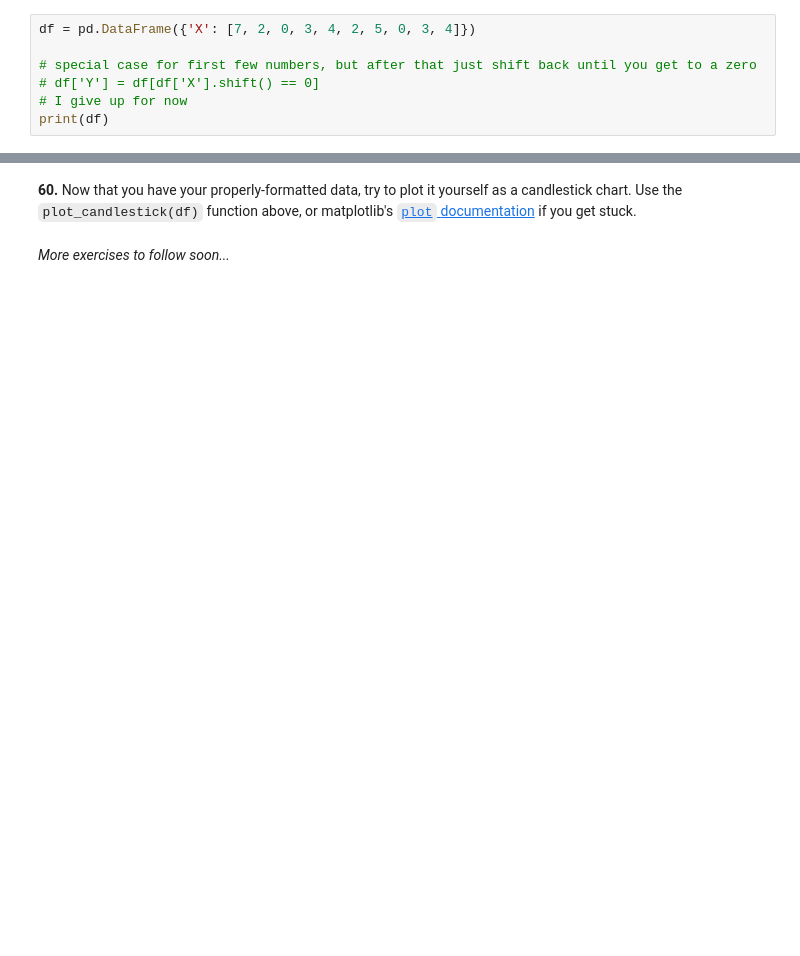
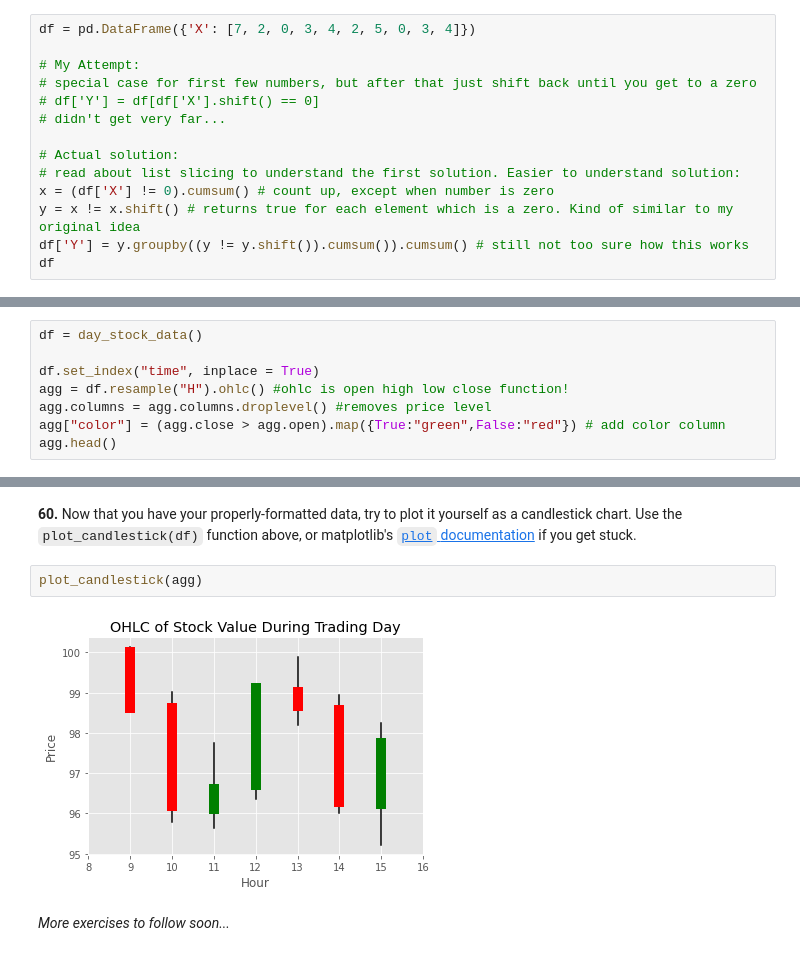
Before and after one commit to jessicah3334/100-pandas-puzzles, a Jupyter notebook: 100-pandas-puzzles.ipynb, the cells around one changed output, grey strips where cells are left out. Cells and saved outputs as stored; diff of their text form; blank space fills up the shorter version.

````diff
--- a/100-pandas-puzzles.ipynb
+++ b/100-pandas-puzzles.ipynb
@@ -530,8 +513,15 @@ Make this a new column 'Y'.
 # %%
 df = pd.DataFrame({'X': [7, 2, 0, 3, 4, 2, 5, 0, 3, 4]})
 
+# My Attempt:
 # special case for first few numbers, but after that just shift back until you get to a zero
 # df['Y'] = df[df['X'].shift() == 0]
-# I give up for now
-print(df)
+# didn't get very far...
+
+# Actual solution:
+# read about list slicing to understand the first solution. Easier to understand solution:
+x = (df['X'] != 0).cumsum() # count up, except when number is zero
+y = x != x.shift() # returns true for each element which is a zero. Kind of similar to my original idea
+df['Y'] = y.groupby((y != y.shift()).cumsum()).cumsum() # still not too sure how this works
+df
 # %% [output]
@@ -1098,3 +1181,11 @@ def plot_candlestick(agg):
     plt.show()
 # %% [markdown]
 **59.** Generate a day's worth of random stock data, and aggregate / reformat it so that it has hourly summaries of the opening, highest, lowest, and closing prices
+# %%
+df = day_stock_data()
+
+df.set_index("time", inplace = True)
+agg = df.resample("H").ohlc() #ohlc is open high low close function!
+agg.columns = agg.columns.droplevel() #removes price level
+agg["color"] = (agg.close > agg.open).map({True:"green",False:"red"}) # add color column
+agg.head()
@@ -1101,4 +1200,8 @@ def plot_candlestick(agg):
 # %% [markdown]
 **60.** Now that you have your properly-formatted data, try to plot it yourself as a candlestick chart.  Use the ```plot_candlestick(df)``` function above, or matplotlib's [```plot``` documentation](https://matplotlib.org/api/_as_gen/matplotlib.axes.Axes.plot.html) if you get stuck.
+# %%
+plot_candlestick(agg)
+# %% [output]
+[figure, added]
 # %% [markdown]
 *More exercises to follow soon...*
````
Also changed, not shown: parts of 47 cells of this notebook, 1 other file.
